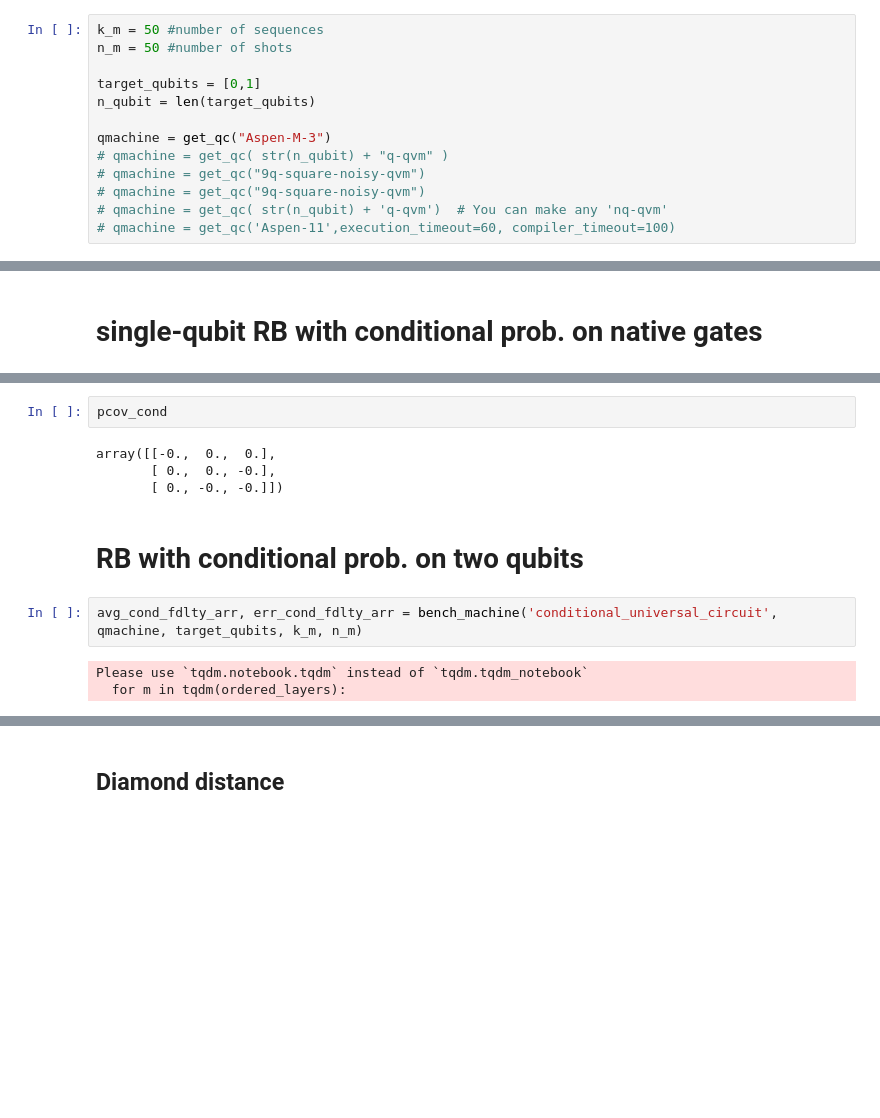
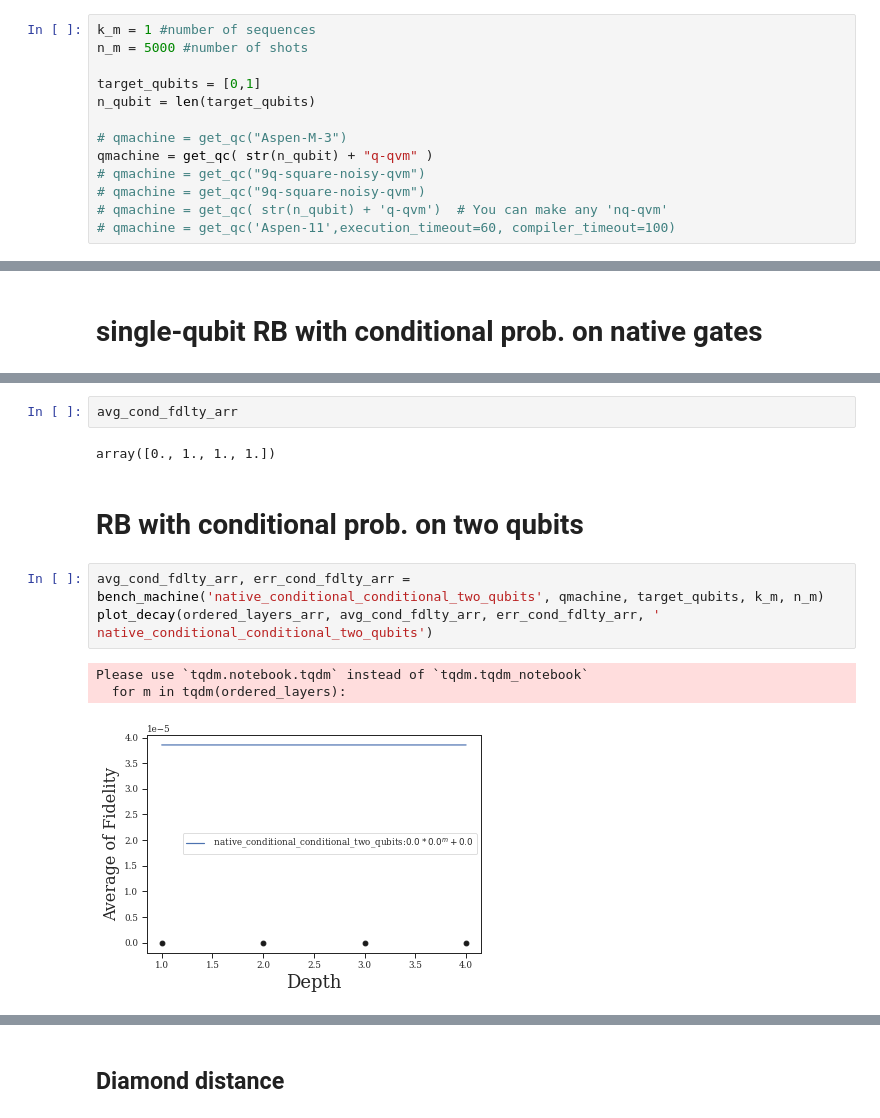
Before and after one commit to mmehrani/Randomized_Benchmarking_protocol, a Jupyter notebook: Bench_machine.ipynb, the cells around one changed output, grey strips where cells are left out. Saved outputs shown, nothing was run; the diff lists cells and outputs as text; blank space fills up the shorter version.

```diff
--- a/Bench_machine.ipynb
+++ b/Bench_machine.ipynb
@@ -26,14 +19,14 @@ from scipy.optimize import curve_fit
 from csv import writer
 from datetime import datetime
 # %%
-k_m = 50 #number of sequences
-n_m = 50 #number of shots
+k_m = 1 #number of sequences
+n_m = 5000 #number of shots
 
 target_qubits = [0,1]
 n_qubit = len(target_qubits)
 
-qmachine = get_qc("Aspen-M-3")
-# qmachine = get_qc( str(n_qubit) + "q-qvm" )
+# qmachine = get_qc("Aspen-M-3")
+qmachine = get_qc( str(n_qubit) + "q-qvm" )
 # qmachine = get_qc("9q-square-noisy-qvm")
 # qmachine = get_qc("9q-square-noisy-qvm")
 # qmachine = get_qc( str(n_qubit) + 'q-qvm')  # You can make any 'nq-qvm'
@@ -152,13 +150,13 @@ WARNING - No artists with labels found to put in legend.  Note that artists whos
-# %%
-pcov_cond
-# %% [output]
-array([[-0.,  0.,  0.],
-       [ 0.,  0., -0.],
-       [ 0., -0., -0.]])
+# %%
+avg_cond_fdlty_arr
+# %% [output]
+array([0., 1., 1., 1.])
 # %% [markdown]
 # RB with conditional prob. on two qubits
 # %%
-avg_cond_fdlty_arr, err_cond_fdlty_arr = bench_machine('conditional_universal_circuit', qmachine, target_qubits, k_m, n_m)
+avg_cond_fdlty_arr, err_cond_fdlty_arr = bench_machine('native_conditional_conditional_two_qubits', qmachine, target_qubits, k_m, n_m)
+plot_decay(ordered_layers_arr, avg_cond_fdlty_arr, err_cond_fdlty_arr, ' native_conditional_conditional_two_qubits')
 # %% [output]
 Please use `tqdm.notebook.tqdm` instead of `tqdm.tqdm_notebook`
   for m in tqdm(ordered_layers):
+[figure, added]
```
Also changed, not shown: parts of 22 cells of this notebook, 3 other files.
